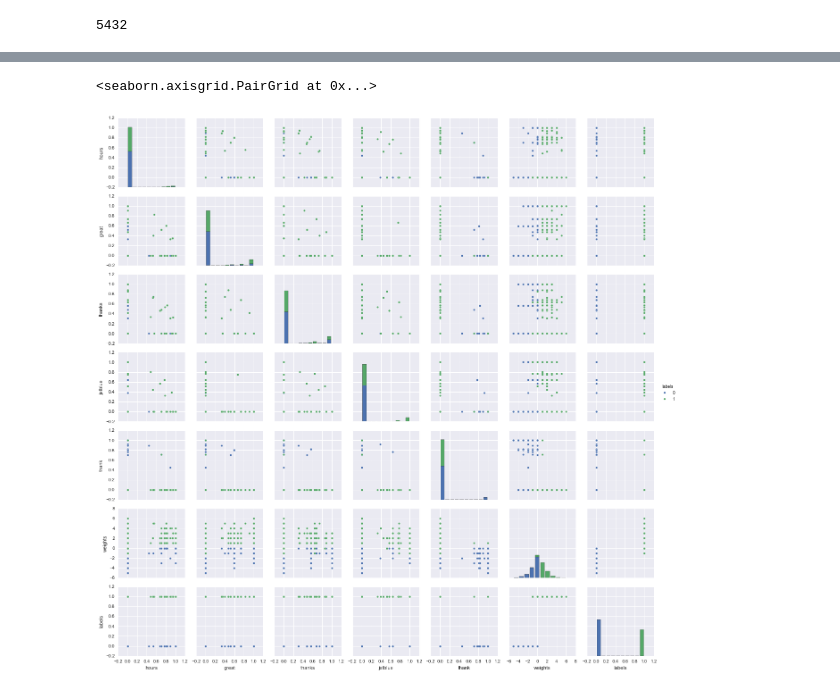
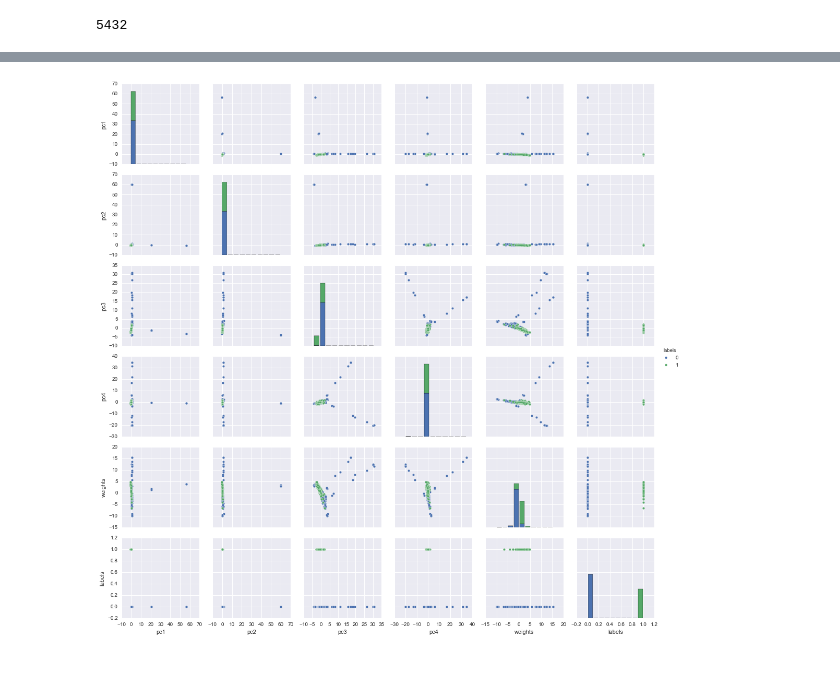
Before and after one commit to cmyoung0718/dsi-sea-project07, a Jupyter notebook: starter-code/Project 7.ipynb, the cells around one changed output, grey strips where cells are left out. Cells and saved outputs as stored; diff of their text form; code cells hidden in the pictures.

```diff
--- a/starter-code/Project 7.ipynb
+++ b/starter-code/Project 7.ipynb
@@ -451,5 +439,9 @@ X_sb = tfv.fit_transform(posneg_df['text'])
 le = LabelEncoder()
 y = le.fit_transform(posneg_df['airline_sentiment'])
 
-sb = SelectKBest(f_classif, k=5)
+sb = SelectKBest(f_classif, k=500)
 sb.fit(X_sb, y)
+
+X_sb_dense = pd.DataFrame(X_sb.todense())
+voc = tfv.vocabulary_
+X_sb_dense.columns = voc
@@ -470,6 +460,6 @@ imp.head()
 # %%
 tfv = TfidfVectorizer(stop_words=text.ENGLISH_STOP_WORDS.union(mine), token_pattern='[a-zA-Z]{3,50}',
-                      ngram_range=(1,2), vocabulary=imp[0])
+                      ngram_range=(1,1), vocabulary=imp[0])
 X = tfv.fit_transform(posneg_df['text'])
 X_dense = pd.DataFrame(X.todense())
 voc = tfv.vocabulary_
@@ -503,7 +500,7 @@ X.head()
 
 trunc = PCA(n_components=5)
 
-truncy = pd.DataFrame(trunc.fit_transform(X))
+truncy = pd.DataFrame(trunc.fit_transform(X_scld))
 # %%
 import numpy as np
 pd.DataFrame(trunc.explained_variance_ratio_)[:10]
@@ -522,10 +519,10 @@ plt.plot(np.cumsum(trunc.explained_variance_ratio_))
 # %%
 km = AgglomerativeClustering(n_clusters=2)
-km.fit(truncy)
+km.fit(X)
 labels = pd.DataFrame(km.labels_)
 
 km2 = KMeans(n_clusters=2, init='k-means++', max_iter=100, n_init=30)
-km2.fit(truncy)
+km2.fit(X)
 labels2 = pd.DataFrame(km2.labels_)
 # %%
 y_pred = np.choose(labels, [0,1])
@@ -567,7 +564,7 @@ Rand: 0.103813740497
 # %%
-for_plot = pd.concat([X, pd.DataFrame(y_pred)], axis=1)
-for_plot.columns = ['hours', 'great', 'thanks', 'jetblue', 'thank', 'weights', 'labels']
+for_plot = pd.concat([truncy, pd.DataFrame(y_pred2)], axis=1)
+for_plot.columns = ['pc1', 'pc2', 'pc3', 'pc4', 'weights', 'labels']
 sns.pairplot(for_plot, hue='labels')
+plt.show()
 # %% [output]
-<seaborn.axisgrid.PairGrid at 0x...>
-[figure, old version]
+[figure, new version]
```
Also changed, not shown: parts of 19 cells of this notebook.
